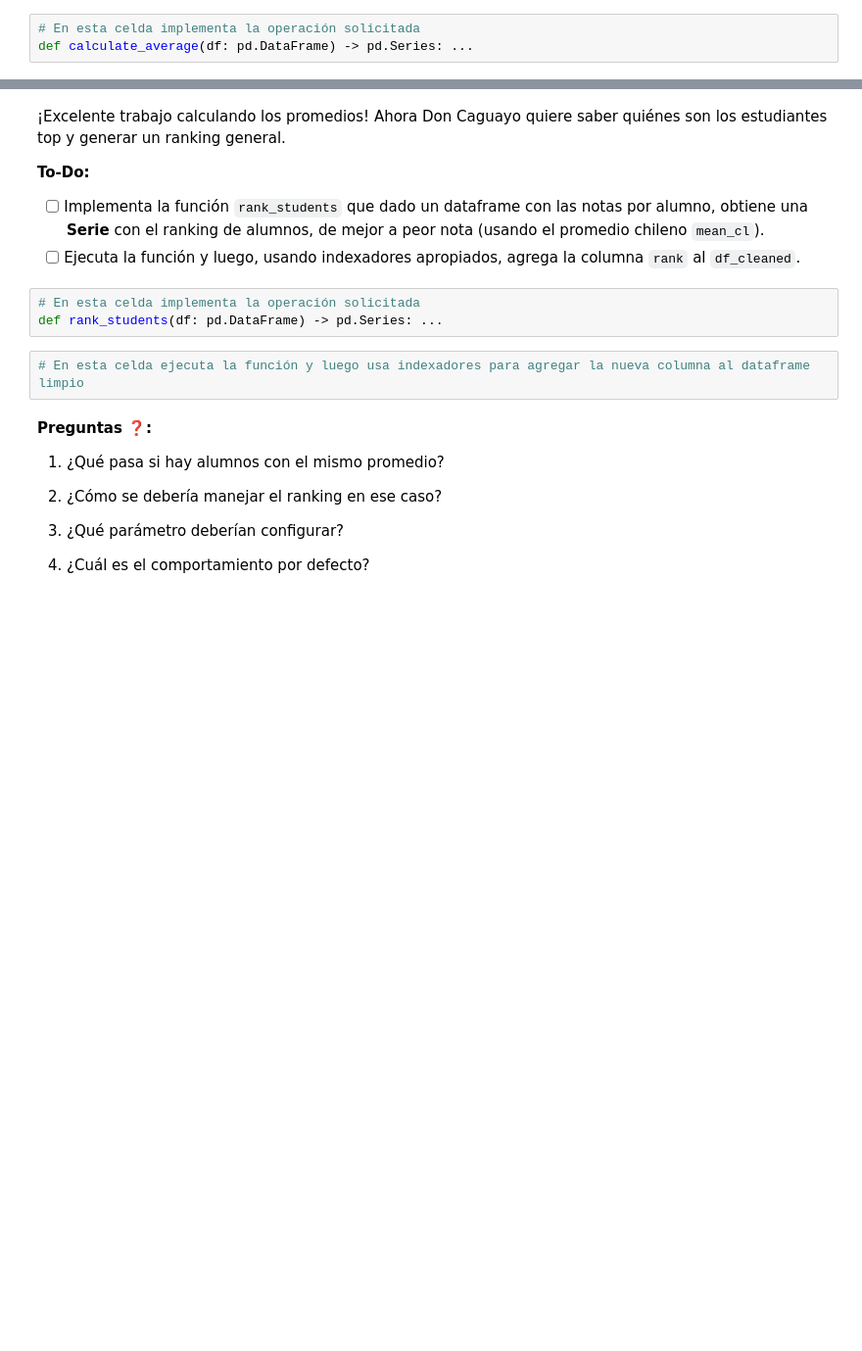
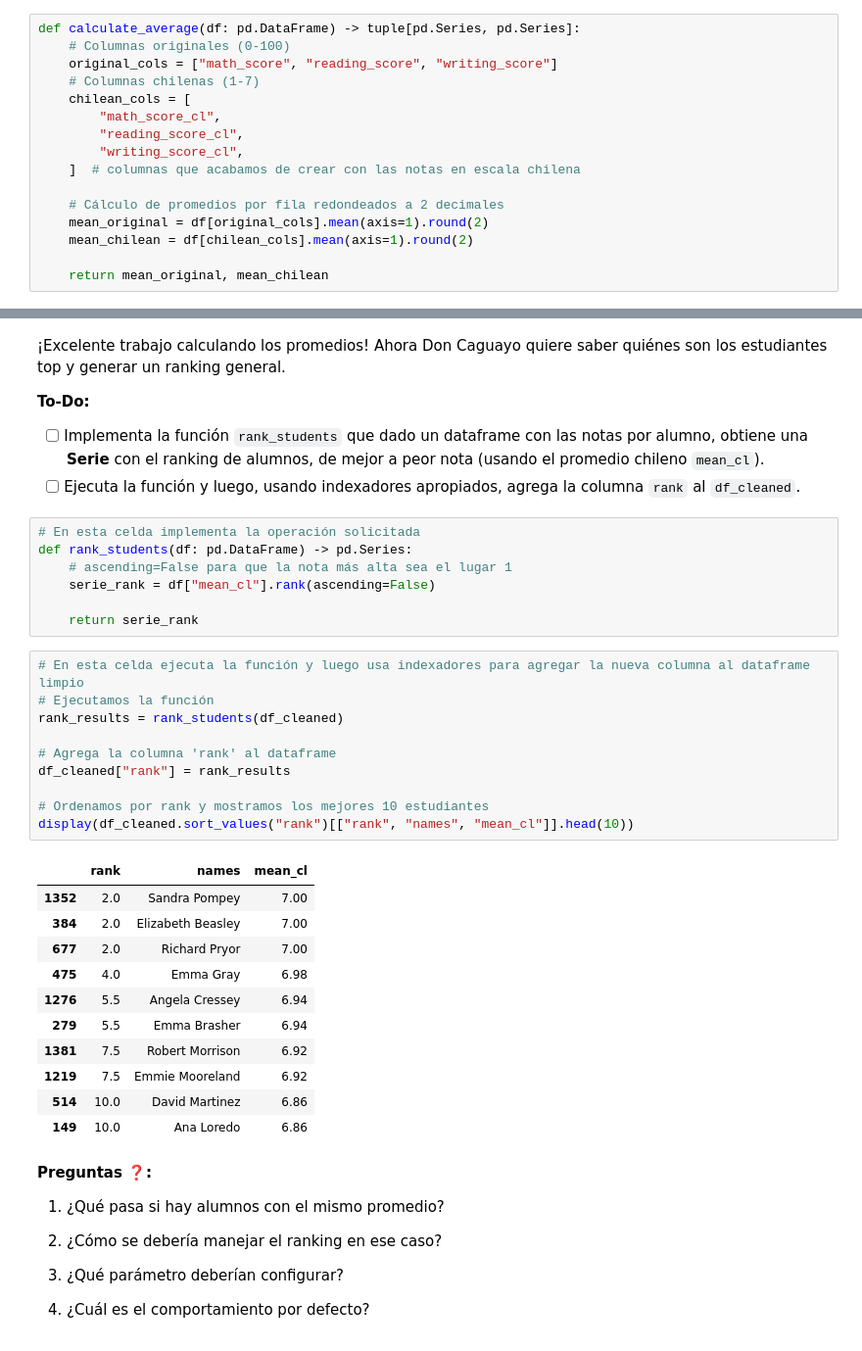
Before and after one commit to tvallejo11/MDS7202, a Jupyter notebook: Laboratorios/Lab_03/Lab3_Enunciado.ipynb, the cells around one changed output, grey strips where cells are left out. Shown at 98% size. Saved outputs shown, nothing was run; the diff lists cells and outputs as text; blank space fills up the shorter version.

```diff
--- a/Laboratorios/Lab_03/Lab3_Enunciado.ipynb
+++ b/Laboratorios/Lab_03/Lab3_Enunciado.ipynb
@@ -481,8 +491,21 @@ Cabe señalar que las notas promedio deben ser **redondeadas** al segundo decima
 - [ ] Ejecuta la función y luego, usando indexadores apropiados, agrega las columnas `mean` (promedio escala 0-100) y `mean_cl` (promedio escala chilena) a `df_cleaned`.
 # %% [markdown]
 **Respuesta:**
-# %%
-# En esta celda implementa la operación solicitada
-def calculate_average(df: pd.DataFrame) -> pd.Series: ...
+# %%
+def calculate_average(df: pd.DataFrame) -> tuple[pd.Series, pd.Series]:
+    # Columnas originales (0-100)
+    original_cols = ["math_score", "reading_score", "writing_score"]
+    # Columnas chilenas (1-7)
+    chilean_cols = [
+        "math_score_cl",
+        "reading_score_cl",
+        "writing_score_cl",
+    ]  # columnas que acabamos de crear con las notas en escala chilena
+
+    # Cálculo de promedios por fila redondeados a 2 decimales
+    mean_original = df[original_cols].mean(axis=1).round(2)
+    mean_chilean = df[chilean_cols].mean(axis=1).round(2)
+
+    return mean_original, mean_chilean
 # %%
 # En esta celda ejecuta la función y luego usa indexadores para agregar la nueva columna al dataframe limpio
@@ -498,9 +534,33 @@ def calculate_average(df: pd.DataFrame) -> pd.Series: ...
 - [ ] Ejecuta la función y luego, usando indexadores apropiados, agrega la columna `rank` al `df_cleaned`.
 # %%
 # En esta celda implementa la operación solicitada
-def rank_students(df: pd.DataFrame) -> pd.Series: ...
+def rank_students(df: pd.DataFrame) -> pd.Series:
+    # ascending=False para que la nota más alta sea el lugar 1
+    serie_rank = df["mean_cl"].rank(ascending=False)
+
+    return serie_rank
 # %%
 # En esta celda ejecuta la función y luego usa indexadores para agregar la nueva columna al dataframe limpio
+# Ejecutamos la función
+rank_results = rank_students(df_cleaned)
+
+# Agrega la columna 'rank' al dataframe
+df_cleaned["rank"] = rank_results
+
+# Ordenamos por rank y mostramos los mejores 10 estudiantes
+display(df_cleaned.sort_values("rank")[["rank", "names", "mean_cl"]].head(10))
+# %% [output]
+|  | rank | names | mean_cl |
+| 1352 | 2.0 | Sandra Pompey | 7.00 |
+| 384 | 2.0 | Elizabeth Beasley | 7.00 |
+| 677 | 2.0 | Richard Pryor | 7.00 |
+| 475 | 4.0 | Emma Gray | 6.98 |
+| 1276 | 5.5 | Angela Cressey | 6.94 |
+| 279 | 5.5 | Emma Brasher | 6.94 |
+| 1381 | 7.5 | Robert Morrison | 6.92 |
+| 1219 | 7.5 | Emmie Mooreland | 6.92 |
+| 514 | 10.0 | David Martinez | 6.86 |
+| 149 | 10.0 | Ana Loredo | 6.86 |
 # %% [markdown]
 **Preguntas ❓:**
 
```
Also changed, not shown: parts of 20 cells of this notebook.
